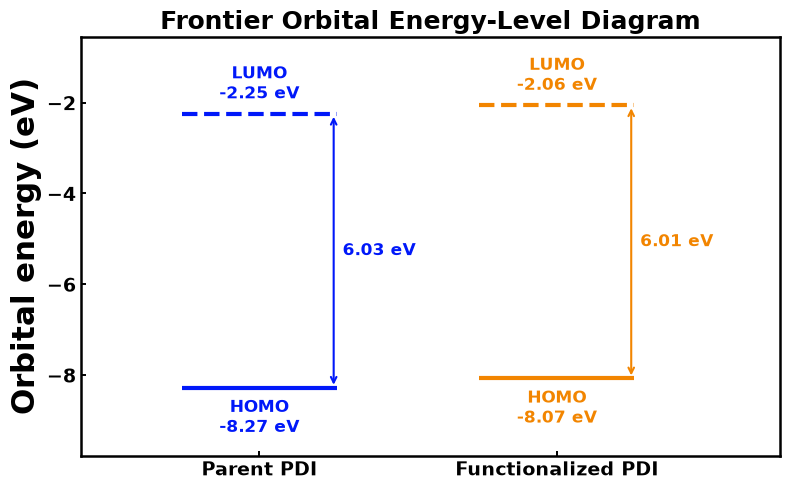
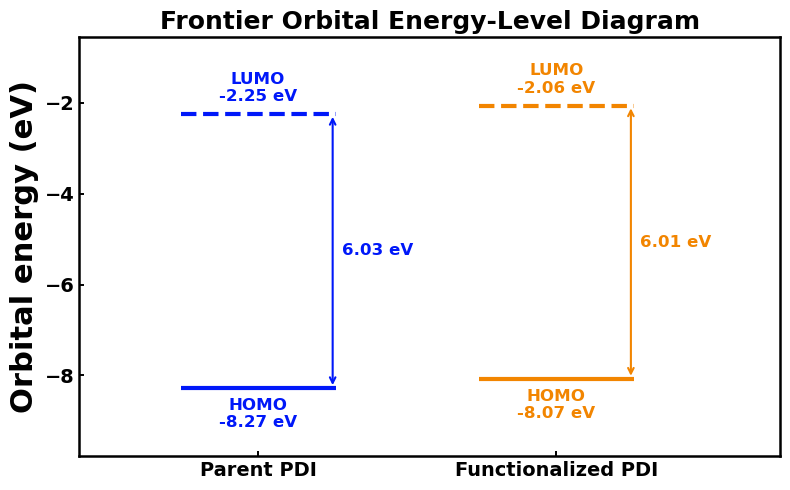
The notebook cell's code change between the first figure and the second:
--- before
+++ after
@@ -44,3 +44,14 @@
 )
 plt.tight_layout()
+
+fig.savefig(
+    FMO_FIGURES / "fmo_energy_level_diagram.pdf",
+    bbox_inches="tight",
+)
+fig.savefig(
+    FMO_FIGURES / "fmo_energy_level_diagram.png",
+    dpi=300,
+    bbox_inches="tight",
+)
+
 plt.show()

Commit: Upload second half of step 6: Electronic structure analysis